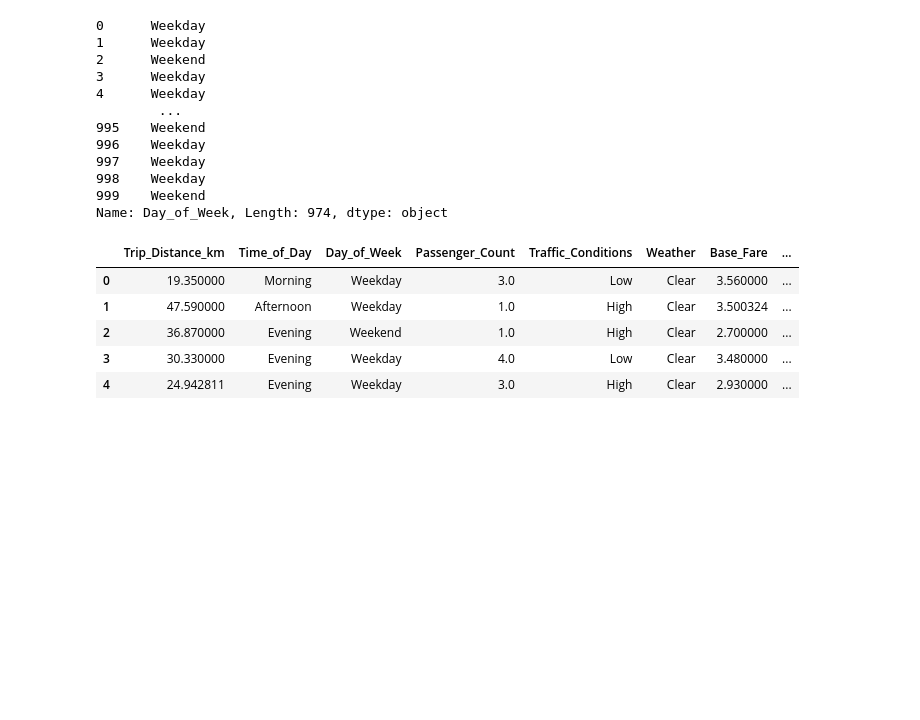
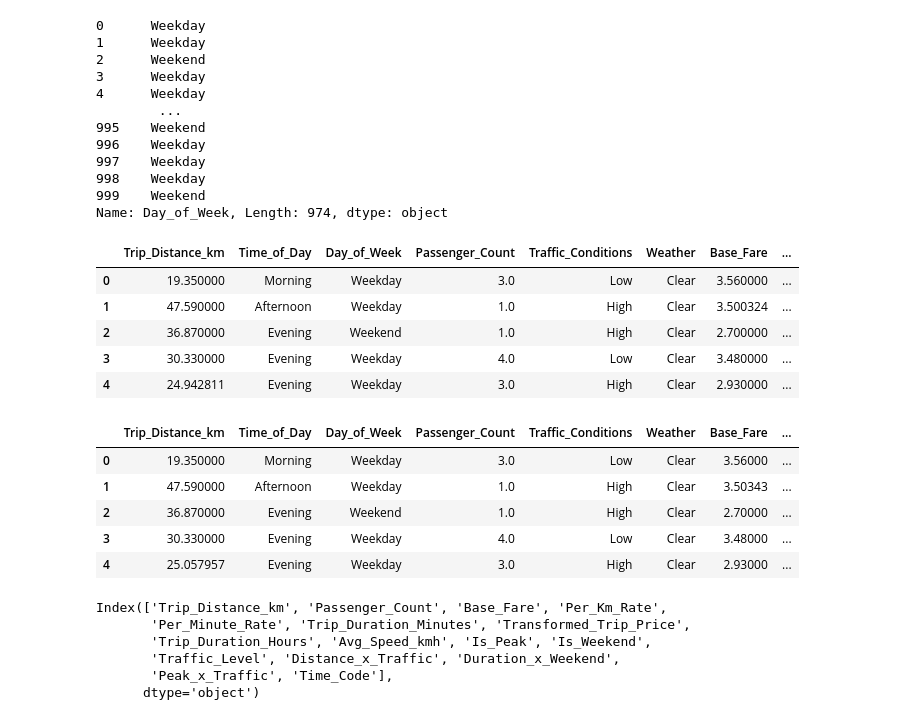
Before and after one commit to zeyad-mohvme-d/Taxi-Fare-Trip-Duration-Analytics, a Jupyter notebook: Notebook/Analysis.ipynb, the cells around one changed output. Cells and saved outputs as stored; diff of their text form; code cells hidden in the pictures; blank space fills up the shorter version.

```diff
--- a/Notebook/Analysis.ipynb
+++ b/Notebook/Analysis.ipynb
@@ -499,0 +502,9 @@ data.head()
+# %%
+data.head()
+# %% [output]
+|  | Trip_Distance_km | Time_of_Day | Day_of_Week | Passenger_Count | Traffic_Conditions | Weather | Base_Fare | ... |
+| 0 | 19.350000 | Morning | Weekday | 3.0 | Low | Clear | 3.56000 | ... |
+| 1 | 47.590000 | Afternoon | Weekday | 1.0 | High | Clear | 3.50343 | ... |
+| 2 | 36.870000 | Evening | Weekend | 1.0 | High | Clear | 2.70000 | ... |
+| 3 | 30.330000 | Evening | Weekday | 4.0 | Low | Clear | 3.48000 | ... |
+| 4 | 25.057957 | Evening | Weekday | 3.0 | High | Clear | 2.93000 | ... |
@@ -499,0 +527,9 @@ data.head()
+# %%
+data.select_dtypes(include=['number']).columns
+# %% [output]
+Index(['Trip_Distance_km', 'Passenger_Count', 'Base_Fare', 'Per_Km_Rate',
+       'Per_Minute_Rate', 'Trip_Duration_Minutes', 'Transformed_Trip_Price',
+       'Trip_Duration_Hours', 'Avg_Speed_kmh', 'Is_Peak', 'Is_Weekend',
+       'Traffic_Level', 'Distance_x_Traffic', 'Duration_x_Weekend',
+       'Peak_x_Traffic', 'Time_Code'],
+      dtype='object')
```
Also changed, not shown: parts of 30 cells of this notebook.
